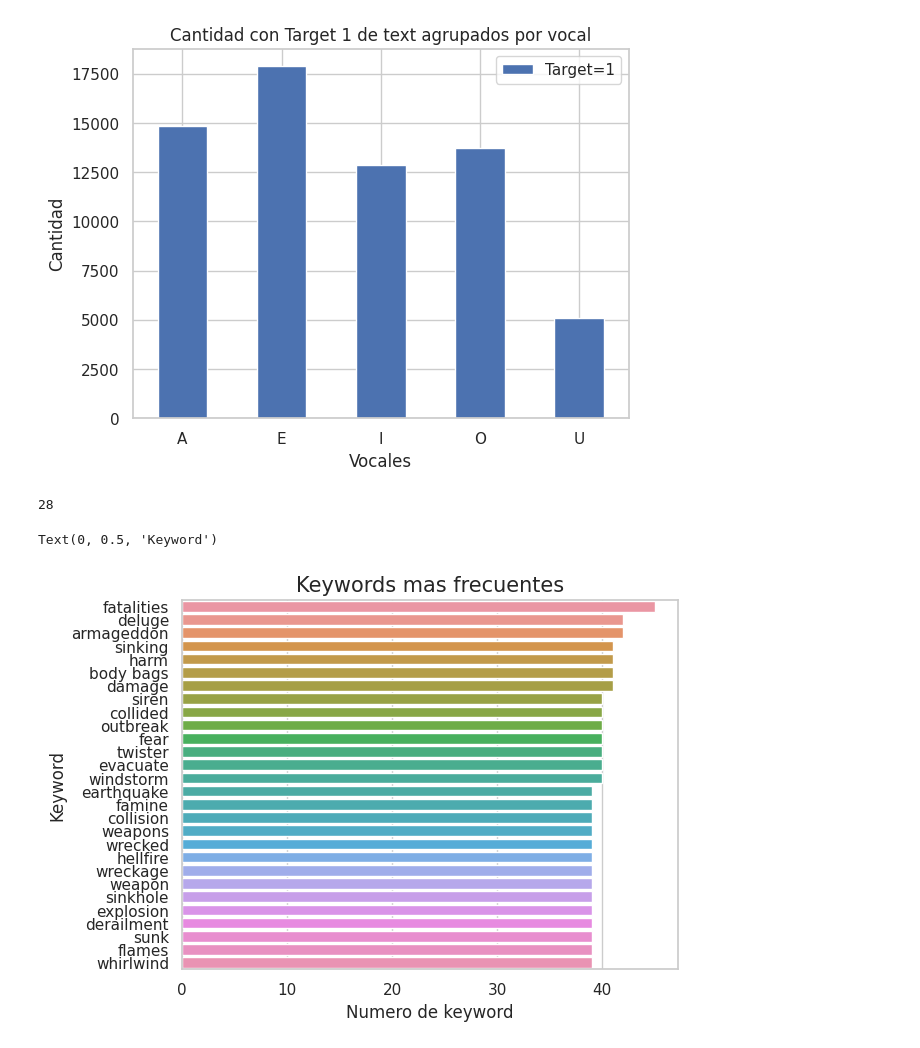
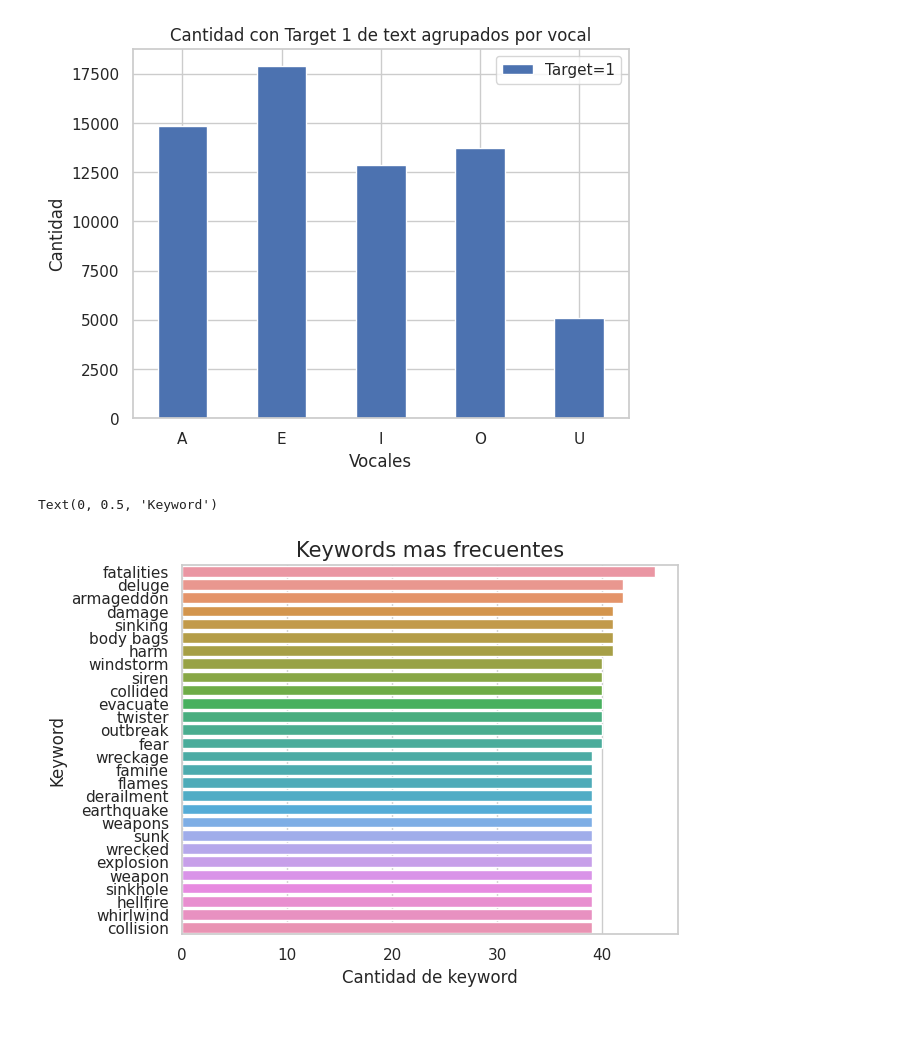
Before and after one commit to maxrinal/nlp-disaster, a Jupyter notebook: Gadacz_104531.ipynb, the cells around one changed output. Drawn from its saved outputs; the diff is of its cells as text; code cells hidden in the pictures.

```diff
--- a/Gadacz_104531.ipynb
+++ b/Gadacz_104531.ipynb
@@ -54,7 +56,6 @@ train_without_nan.text = train_without_nan.text.apply(lambda x: urllib.parse.unq
 train_without_nan.text = train_without_nan.text.apply(lambda x: html.unescape(x))
 train_without_nan = train_without_nan.fillna(0)
 train_without_nan = train_without_nan[train_without_nan['keyword'] != 0]
-train_without_nan = train_without_nan[train_without_nan['location'] != 0]
 train_without_nan['keyword'] = train_without_nan.loc[:, 'keyword'].str.replace('%20', ' ')
 # %%
 type(keywords)
@@ -269,14 +271,11 @@ Text(0, 0.5, 'Cantidad')
 # %%
 main_keywords_counts = train_without_nan['keyword'].value_counts()
 main_keywords_counts = main_keywords_counts[main_keywords_counts > 38]
-len(main_keywords_counts)
-# %% [output]
-28
 # %%
 g = sns.barplot(x=main_keywords_counts.values, y=main_keywords_counts.index, orient='h')
 g.set_title("Keywords mas frecuentes", fontsize=15)
-g.set_xlabel("Numero de keyword", fontsize=12)
+g.set_xlabel("Cantidad de keyword", fontsize=12)
 g.set_ylabel("Keyword", fontsize=12)
 # %% [output]
 Text(0, 0.5, 'Keyword')
-[figure, old version]
+[figure, new version]
```
Also changed, not shown: parts of 4 cells of this notebook.
